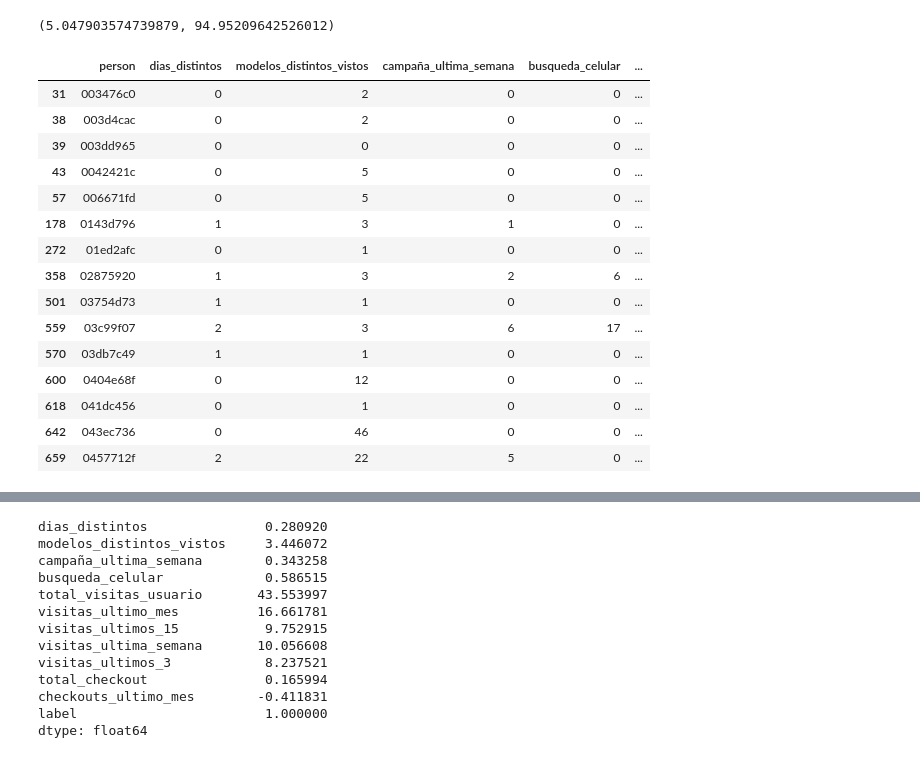
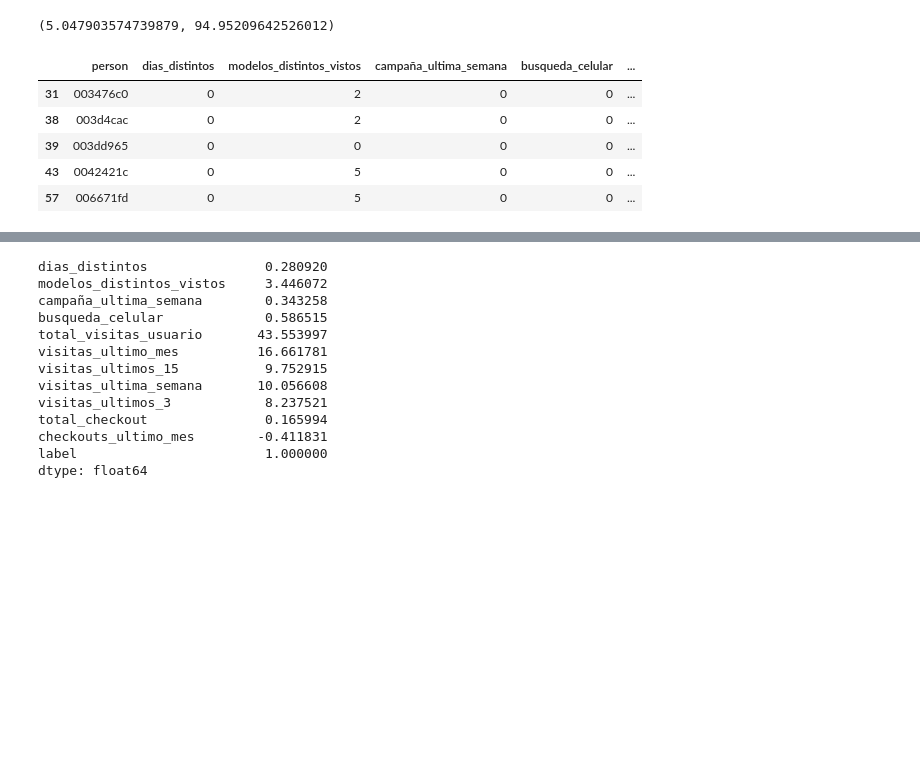
Before and after one commit to julianferres/7506-DATOS-TP2, a Jupyter notebook: TP2.ipynb, the cells around one changed output, grey strips where cells are left out. Saved outputs shown, nothing was run; the diff lists cells and outputs as text; code cells hidden in the pictures; blank space fills up the shorter version.

```diff
--- a/TP2.ipynb
+++ b/TP2.ipynb
@@ -169,22 +144,12 @@ len(modelo[modelo['label']==1])*100/len(modelo['label']),len(modelo[modelo['labe
 # %% [output]
 (5.047903574739879, 94.95209642526012)
 # %%
-modelo[modelo['label']==1].head(15)
+modelo[modelo['label']==1].head()
 # %% [output]
 |  | person | dias_distintos | modelos_distintos_vistos | campaña_ultima_semana | busqueda_celular | ... |
 | 31 | 003476c0 | 0 | 2 | 0 | 0 | ... |
 | 38 | 003d4cac | 0 | 2 | 0 | 0 | ... |
 | 39 | 003dd965 | 0 | 0 | 0 | 0 | ... |
 | 43 | 0042421c | 0 | 5 | 0 | 0 | ... |
 | 57 | 006671fd | 0 | 5 | 0 | 0 | ... |
-| 178 | 0143d796 | 1 | 3 | 1 | 0 | ... |
-| 272 | 01ed2afc | 0 | 1 | 0 | 0 | ... |
-| 358 | 02875920 | 1 | 3 | 2 | 6 | ... |
-| 501 | 03754d73 | 1 | 1 | 0 | 0 | ... |
-| 559 | 03c99f07 | 2 | 3 | 6 | 17 | ... |
-| 570 | 03db7c49 | 1 | 1 | 0 | 0 | ... |
-| 600 | 0404e68f | 0 | 12 | 0 | 0 | ... |
-| 618 | 041dc456 | 0 | 1 | 0 | 0 | ... |
-| 642 | 043ec736 | 0 | 46 | 0 | 0 | ... |
-| 659 | 0457712f | 2 | 22 | 5 | 0 | ... |
 # %%
```
Also changed, not shown: parts of 53 cells of this notebook.
